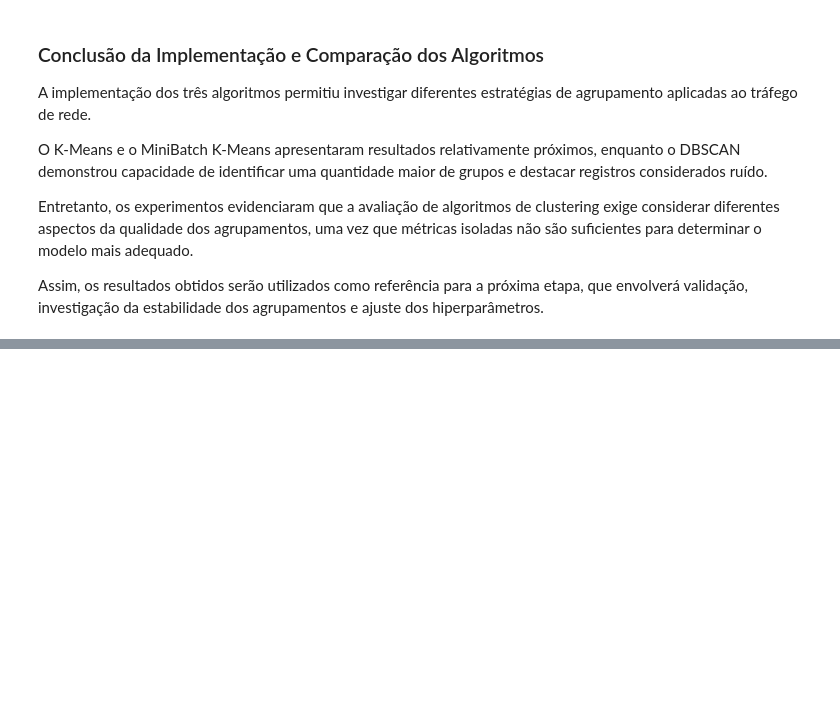
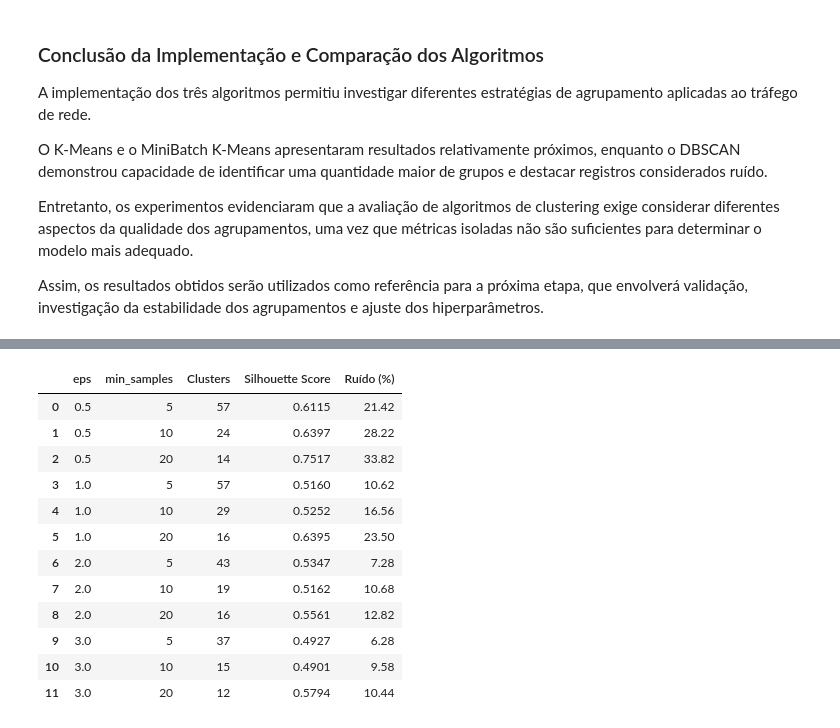
Before and after one commit to pedroemilio17/Machine_learning, a Jupyter notebook: 3_EDA_DOCUMENTADA.ipynb, the cells around one changed output, grey strips where cells are left out. Cells and saved outputs as stored; diff of their text form; code cells hidden in the pictures; blank space fills up the shorter version.

```diff
--- a/3_EDA_DOCUMENTADA.ipynb
+++ b/3_EDA_DOCUMENTADA.ipynb
@@ -1829,0 +2135,68 @@ Assim, os resultados obtidos serão utilizados como referência para a próxima
+# %%
+
+from sklearn.cluster import DBSCAN
+from sklearn.metrics import silhouette_score
+import pandas as pd
+import numpy as np
+
+valores_eps = [0.5, 1.0, 2.0, 3.0]
+valores_min_samples = [5, 10, 20]
+
+resultados_ajuste_dbscan = []
+
+for eps in valores_eps:
+    for min_samples in valores_min_samples:
+
+        print(
+            f"DBSCAN: eps={eps}, "
+            f"min_samples={min_samples}"
+        )
+
+        modelo = DBSCAN(
+            eps=eps,
+            min_samples=min_samples,
+            n_jobs=-1
+        )
+
+        clusters = modelo.fit_predict(X_dbscan_pca)
+
+        # Identificando registros agrupados
+        mascara = clusters != -1
+
+        dados_validos = X_dbscan_pca[mascara]
+        clusters_validos = clusters[mascara]
+
+        n_clusters = len(np.unique(clusters_validos))
+
+        percentual_ruido = (
+            np.mean(clusters == -1) * 100
+        )
+
+        # Calcula Silhouette somente com clusters válidos
+        if n_clusters >= 2 and len(clusters_validos) > n_clusters:
+
+            silhouette = silhouette_score(
+                dados_validos,
+                clusters_validos,
+                sample_size=min(2000, len(dados_validos)),
+                random_state=42
+            )
+
+        else:
+            silhouette = np.nan
+
+        resultados_ajuste_dbscan.append({
+            'eps': eps,
+            'min_samples': min_samples,
+            'Clusters': n_clusters,
+            'Silhouette Score': silhouette,
+            'Ruído (%)': round(percentual_ruido, 2)
+        })
+
+ajuste_dbscan_df = pd.DataFrame(
+    resultados_ajuste_dbscan
+)
+
+print("\nResultados do ajuste do DBSCAN:")
+display(ajuste_dbscan_df.round(4))
+# %% [output]
@@ -1829,0 +2217,13 @@ Assim, os resultados obtidos serão utilizados como referência para a próxima
+|  | eps | min_samples | Clusters | Silhouette Score | Ruído (%) |
+| 0 | 0.5 | 5 | 57 | 0.6115 | 21.42 |
+| 1 | 0.5 | 10 | 24 | 0.6397 | 28.22 |
+| 2 | 0.5 | 20 | 14 | 0.7517 | 33.82 |
+| 3 | 1.0 | 5 | 57 | 0.5160 | 10.62 |
+| 4 | 1.0 | 10 | 29 | 0.5252 | 16.56 |
+| 5 | 1.0 | 20 | 16 | 0.6395 | 23.50 |
+| 6 | 2.0 | 5 | 43 | 0.5347 | 7.28 |
+| 7 | 2.0 | 10 | 19 | 0.5162 | 10.68 |
+| 8 | 2.0 | 20 | 16 | 0.5561 | 12.82 |
+| 9 | 3.0 | 5 | 37 | 0.4927 | 6.28 |
+| 10 | 3.0 | 10 | 15 | 0.4901 | 9.58 |
+| 11 | 3.0 | 20 | 12 | 0.5794 | 10.44 |
```
Also changed, not shown: parts of 31 cells of this notebook.
